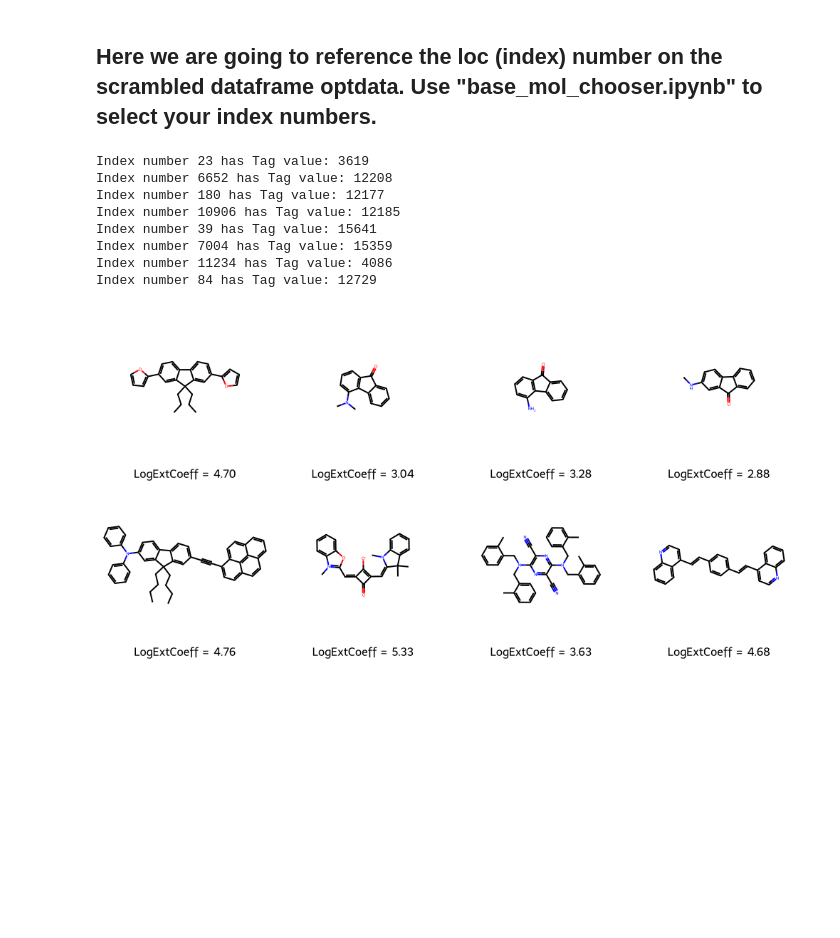
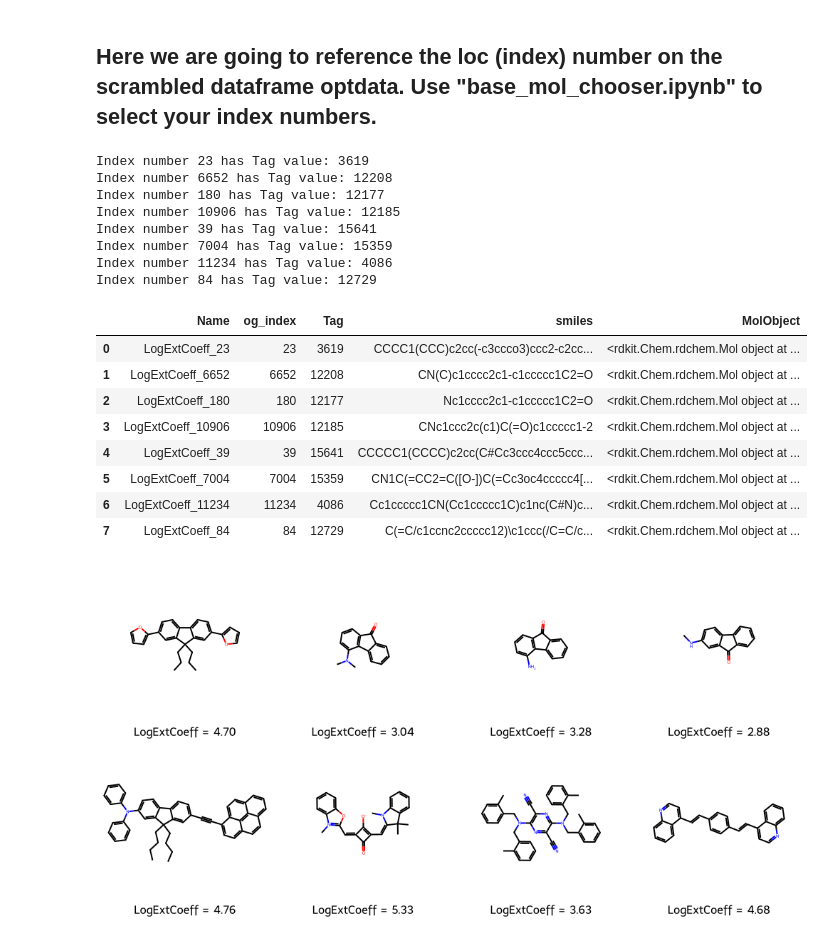
Before and after one commit to ChrisCollison/spectrum, a Jupyter notebook: spectrum.ipynb, the cells around one changed output. Cells and saved outputs as stored; diff of their text form; code cells hidden in the pictures; blank space fills up the shorter version.

```diff
--- a/spectrum.ipynb
+++ b/spectrum.ipynb
@@ -239,33 +257,44 @@ def mol_from_index(index, df):
     tag_value = df.Tag[index]
     print(f"Index number {index} has Tag value: {tag_value}")
     mol_from_index = rdkit.Chem.MolFromSmiles(df.Chromophore[index])
-    return mol_from_index, tag_value
+    smi = df.Chromophore[index]
+    return mol_from_index, tag_value, smi
 # %%
 molecule_ids = [23, 6652, 180, 10906, 39, 7004, 11234, 84]
 # %%
 # Create an empty DataFrame
-bases_df = pd.DataFrame(columns=['Name','og_index', 'Tag', 'MolObject'])
+bases_df = pd.DataFrame(columns=['Name','og_index', 'Tag', 'smiles', 'MolObject'])
 
 # List to store the new rows
 rows = []
 
 # Loop through the molecule_ids and store the Mol objects in the list
 for mol_id in molecule_ids:
     object_name = f"LogExtCoeff_{mol_id}"
-    mol_object, tag_value = mol_from_index(mol_id, optdata_LogExtCoeff)
-    rows.append({'Name': object_name, 'og_index': mol_id, 'Tag': tag_value, 'MolObject': mol_object})
+    mol_object, tag_value, smi = mol_from_index(mol_id, optdata_LogExtCoeff)
+    rows.append({'Name': object_name, 'og_index': mol_id, 'Tag': tag_value, 'smiles':smi, 'MolObject': mol_object})
 
 # Concatenate all the rows at once to create the DataFrame
 bases_df = pd.DataFrame(rows)
+bases_df
 # %% [output]
 Index number 23 has Tag value: 3619
 Index number 6652 has Tag value: 12208
 Index number 180 has Tag value: 12177
 Index number 10906 has Tag value: 12185
 Index number 39 has Tag value: 15641
 Index number 7004 has Tag value: 15359
 Index number 11234 has Tag value: 4086
 Index number 84 has Tag value: 12729
+|  | Name | og_index | Tag | smiles | MolObject |
+| 0 | LogExtCoeff_23 | 23 | 3619 | CCCC1(CCC)c2cc(-c3ccco3)ccc2-c2cc... | <rdkit.Chem.rdchem.Mol object at ... |
+| 1 | LogExtCoeff_6652 | 6652 | 12208 | CN(C)c1cccc2c1-c1ccccc1C2=O | <rdkit.Chem.rdchem.Mol object at ... |
+| 2 | LogExtCoeff_180 | 180 | 12177 | Nc1cccc2c1-c1ccccc1C2=O | <rdkit.Chem.rdchem.Mol object at ... |
+| 3 | LogExtCoeff_10906 | 10906 | 12185 | CNc1ccc2c(c1)C(=O)c1ccccc1-2 | <rdkit.Chem.rdchem.Mol object at ... |
+| 4 | LogExtCoeff_39 | 39 | 15641 | CCCCC1(CCCC)c2cc(C#Cc3ccc4ccc5ccc... | <rdkit.Chem.rdchem.Mol object at ... |
+| 5 | LogExtCoeff_7004 | 7004 | 15359 | CN1C(=CC2=C([O-])C(=Cc3oc4ccccc4[... | <rdkit.Chem.rdchem.Mol object at ... |
+| 6 | LogExtCoeff_11234 | 11234 | 4086 | Cc1ccccc1CN(Cc1ccccc1C)c1nc(C#N)c... | <rdkit.Chem.rdchem.Mol object at ... |
+| 7 | LogExtCoeff_84 | 84 | 12729 | C(=C/c1ccnc2ccccc12)\c1ccc(/C=C/c... | <rdkit.Chem.rdchem.Mol object at ... |
 # %%
 molstoplot = bases_df['MolObject'].tolist()
 # Create legends for each molecule
```
Also changed, not shown: parts of 19 cells of this notebook, 1 other file.
